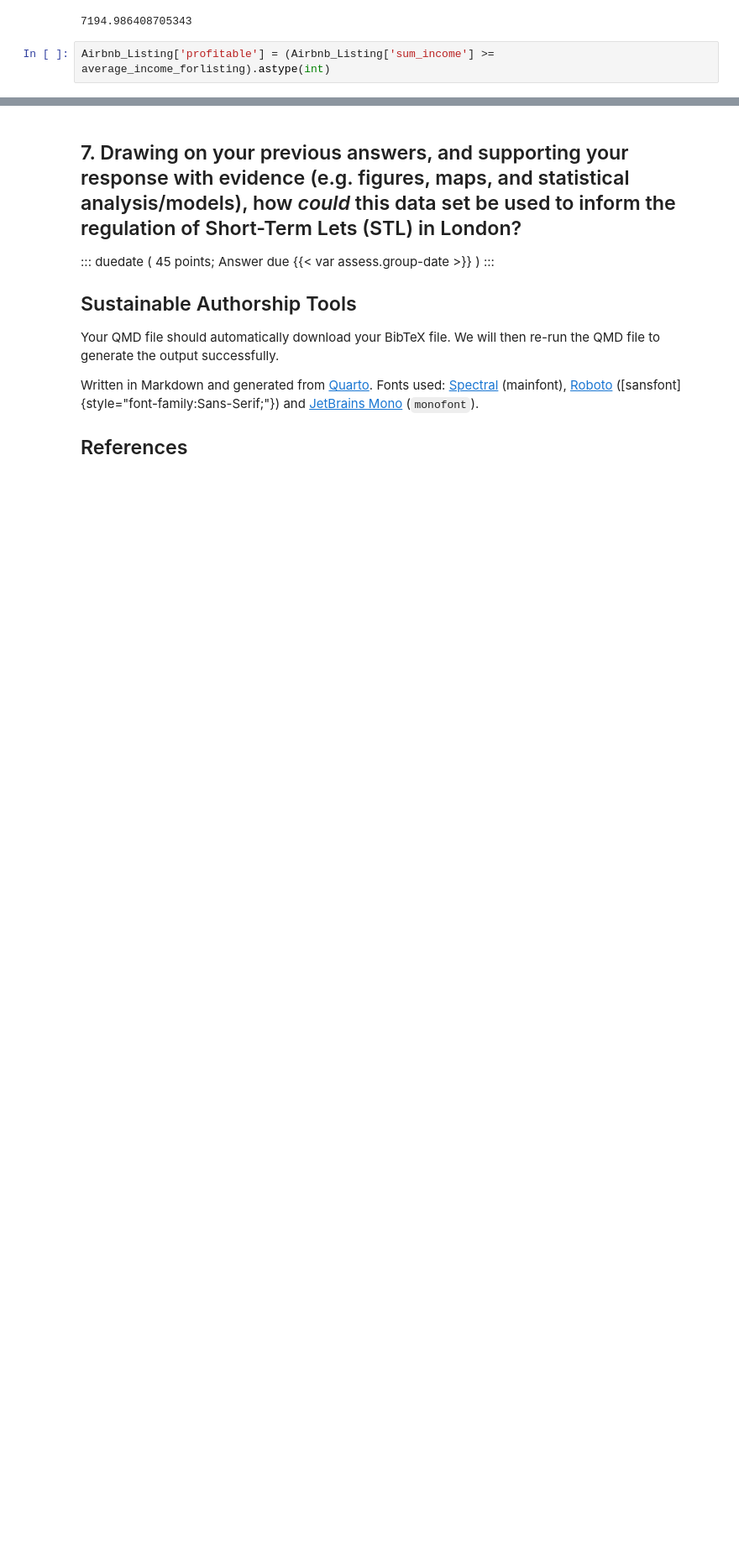
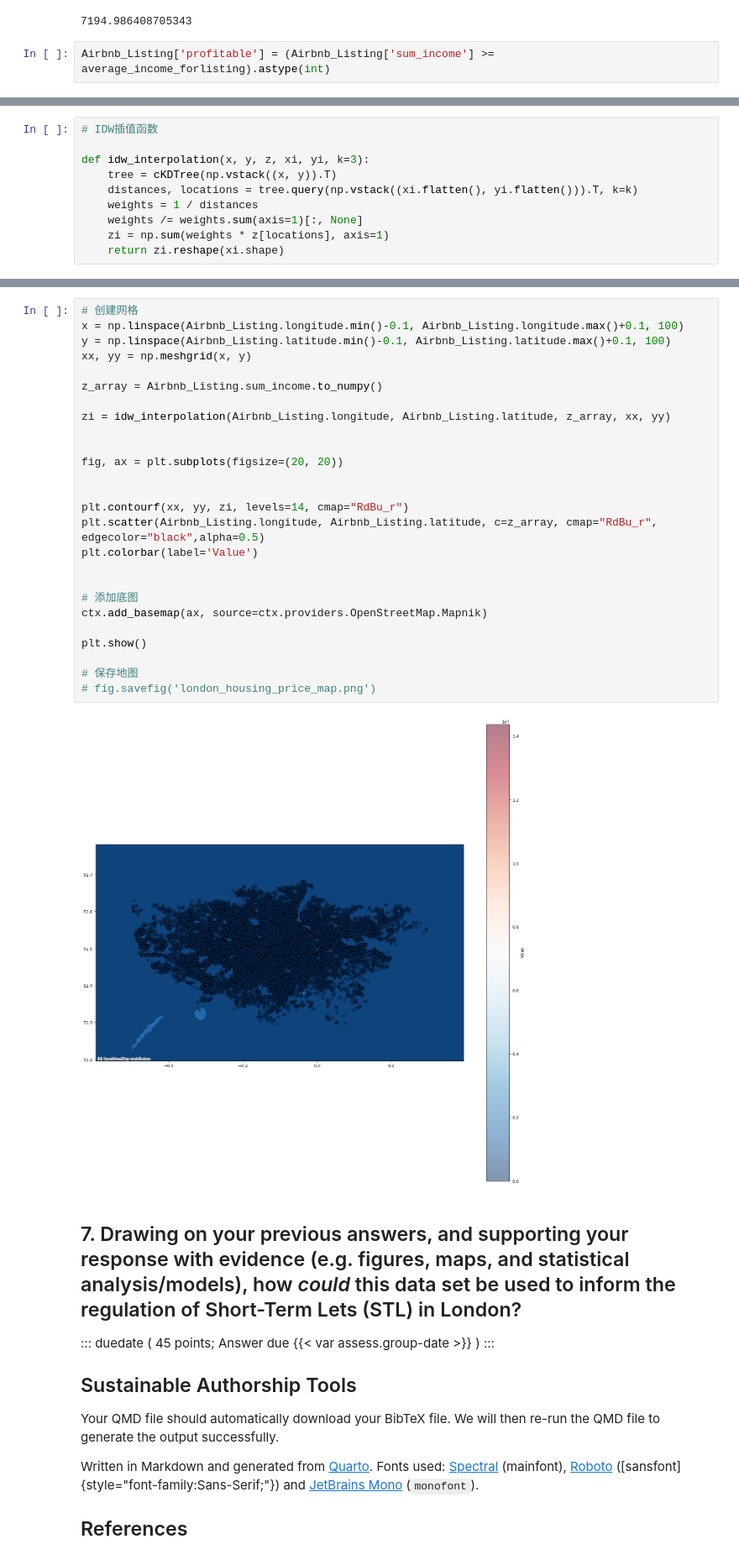
Before and after one commit to BohaoSuCC/Airbnb_Listing_Recommendation_Algorithm, a Jupyter notebook: Group_Work_DeskB.ipynb, the cells around one changed output, grey strips where cells are left out. Shown at 84% size. Drawn from its saved outputs; the diff is of its cells as text; blank space fills up the shorter version.

```diff
--- a/Group_Work_DeskB.ipynb
+++ b/Group_Work_DeskB.ipynb
@@ -644 +364,11 @@ Now gdf has 86,679 rows.
+# %%
+# IDW插值函数
+
+def idw_interpolation(x, y, z, xi, yi, k=3):
+    tree = cKDTree(np.vstack((x, y)).T)
+    distances, locations = tree.query(np.vstack((xi.flatten(), yi.flatten())).T, k=k)
+    weights = 1 / distances
+    weights /= weights.sum(axis=1)[:, None]
+    zi = np.sum(weights * z[locations], axis=1)
+    return zi.reshape(xi.shape)
 # %%
@@ -704,3 +401,31 @@ memory usage: 2.2+ KB
+# %%
+# 创建网格
+x = np.linspace(Airbnb_Listing.longitude.min()-0.1, Airbnb_Listing.longitude.max()+0.1, 100)
+y = np.linspace(Airbnb_Listing.latitude.min()-0.1, Airbnb_Listing.latitude.max()+0.1, 100)
+xx, yy = np.meshgrid(x, y)
+
+z_array = Airbnb_Listing.sum_income.to_numpy()
+
+zi = idw_interpolation(Airbnb_Listing.longitude, Airbnb_Listing.latitude, z_array, xx, yy)
+
+
+fig, ax = plt.subplots(figsize=(20, 20))
+
+
+plt.contourf(xx, yy, zi, levels=14, cmap="RdBu_r")
+plt.scatter(Airbnb_Listing.longitude, Airbnb_Listing.latitude, c=z_array, cmap="RdBu_r", edgecolor="black",alpha=0.5)
+plt.colorbar(label='Value')
+
+
+# 添加底图
+ctx.add_basemap(ax, source=ctx.providers.OpenStreetMap.Mapnik)
+
+plt.show()
+
+# 保存地图
+# fig.savefig('london_housing_price_map.png')
+# %% [output]
+[figure, added]
 # %% [markdown]
 ## 7. Drawing on your previous answers, and supporting your response with evidence (e.g. figures, maps, and statistical analysis/models), how *could* this data set be used to inform the regulation of Short-Term Lets (STL) in London?
 
```
Also changed, not shown: parts of 62 cells of this notebook, 5 other files.
